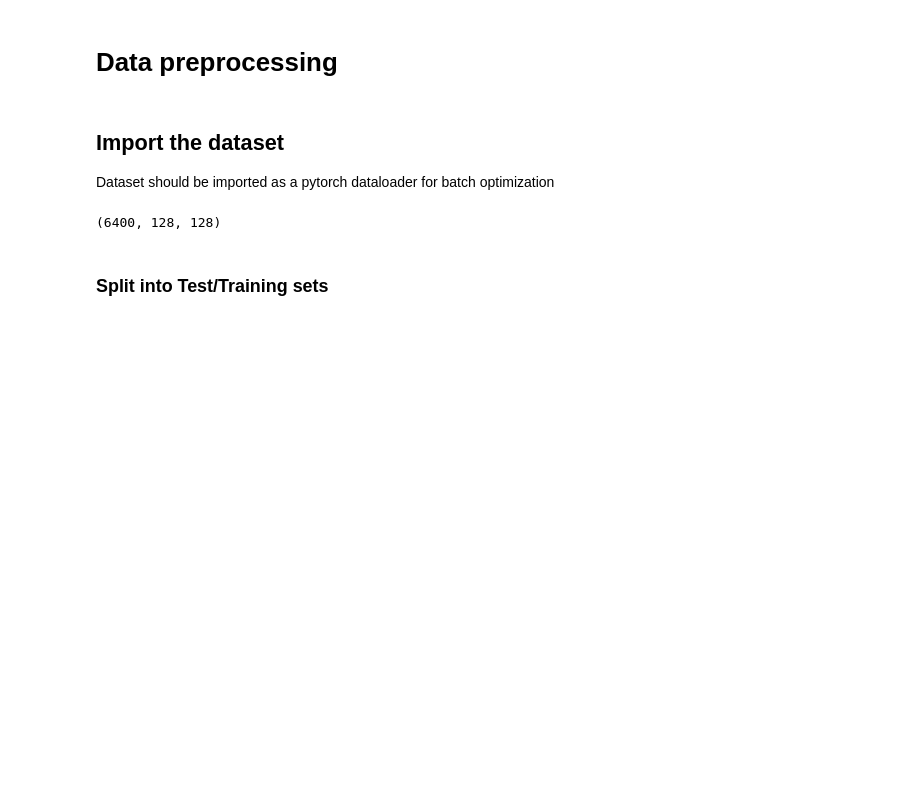
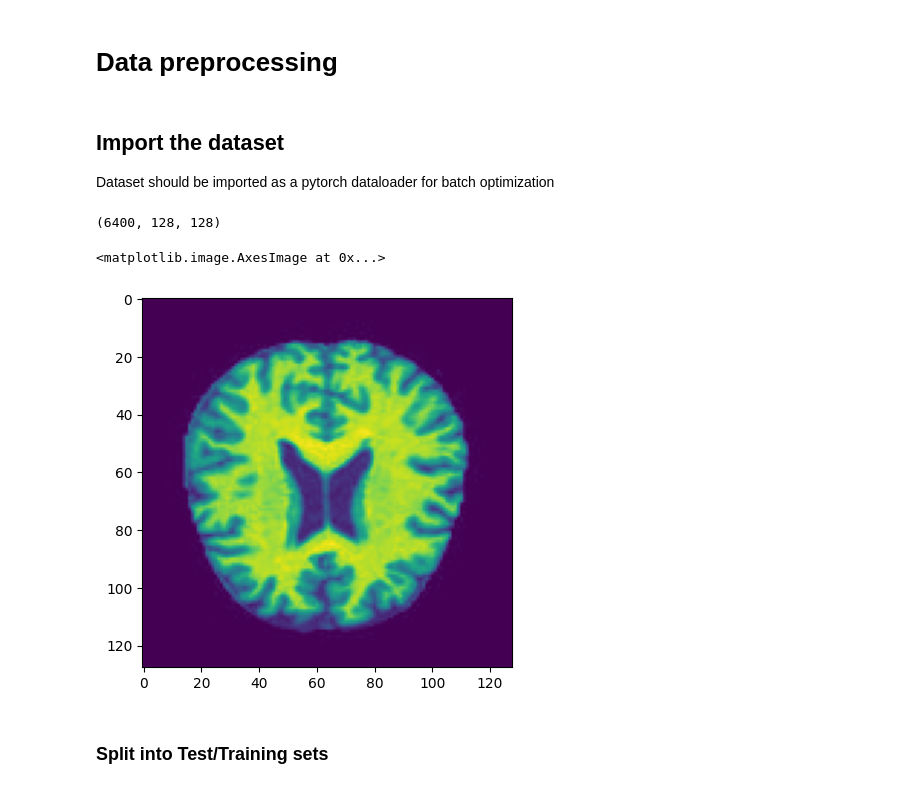
Before and after one commit to benjaminpsmith/dementia-ml, a Jupyter notebook: project.ipynb, the cells around one changed output. Cells and saved outputs as stored; diff of their text form; code cells hidden in the pictures; blank space fills up the shorter version.

```diff
--- a/project.ipynb
+++ b/project.ipynb
@@ -33,32 +33,37 @@ Dataset should be imported as a pytorch dataloader for batch optimization
 # %%
 # Create an empty array to store the image arrays and class
 X = []
 Y = []
 
 # Define the folder paths containing the images
 folder_paths = ['Dataset/Non_Demented/', 'Dataset/Very_Mild_Demented/', 'Dataset/Mild_Demented/', 'Dataset/Moderate_Demented/']
 classes = [r'Non demented', r'Very mildly demented', r'mild demented', r'moderate demented']
 
 # Loop over the images to save them in the list
 for c, path in enumerate(folder_paths):
     items = os.listdir(path)
     for picture in items:
         file_path = os.path.join(path, picture)
         # Open the image and convert it to a NumPy array
         img = Image.open(file_path)
         array_representation = np.asarray(img)
 
         # Append the NumPy array to the list
         X.append(array_representation)
         Y.append(c)
 
 # Convert the list of image arrays to a NumPy array
 image_array = np.array(X)
 
 # Shape of the array
 print(image_array.shape)
+
+# Display first image in array
+plt.imshow(X[0])
 # %% [output]
 (6400, 128, 128)
+<matplotlib.image.AxesImage at 0x...>
+[figure, added]
 # %%
 from torch.utils.data import DataLoader, Dataset
 from torchvision.transforms import v2
```
Also changed, not shown: parts of 2 cells of this notebook.
